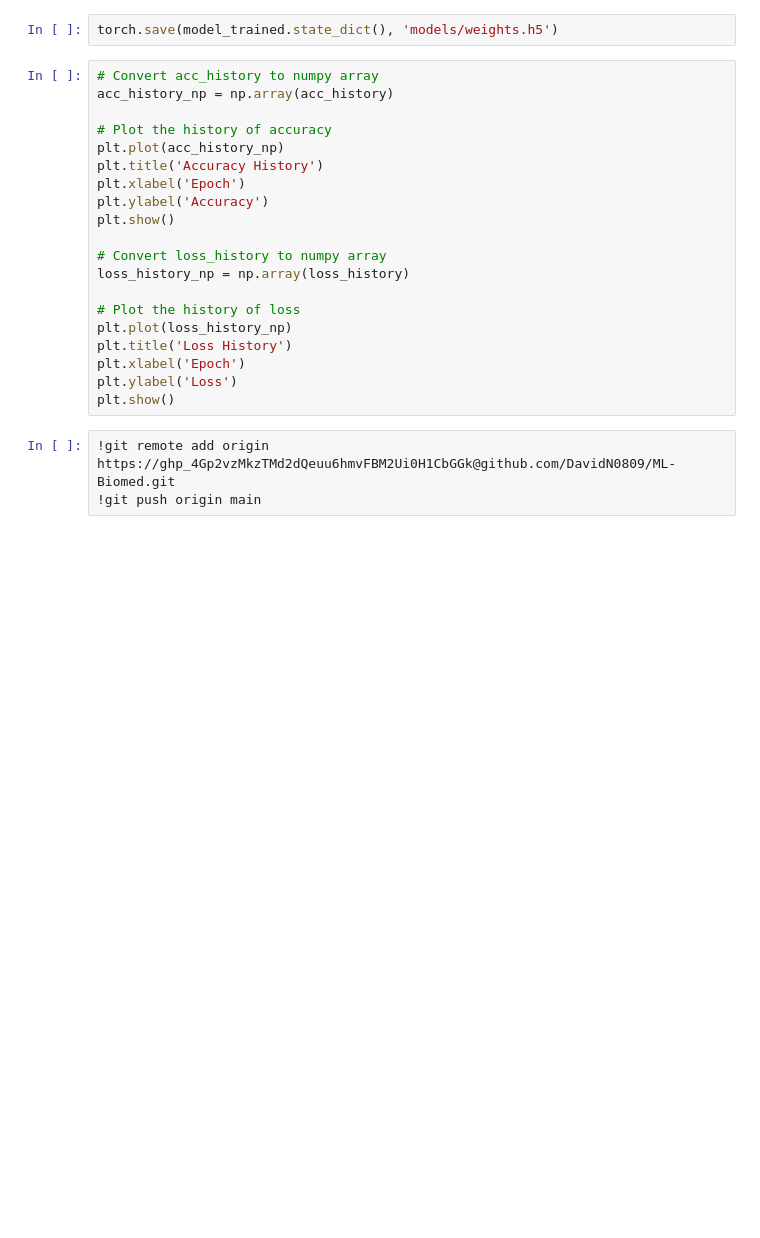
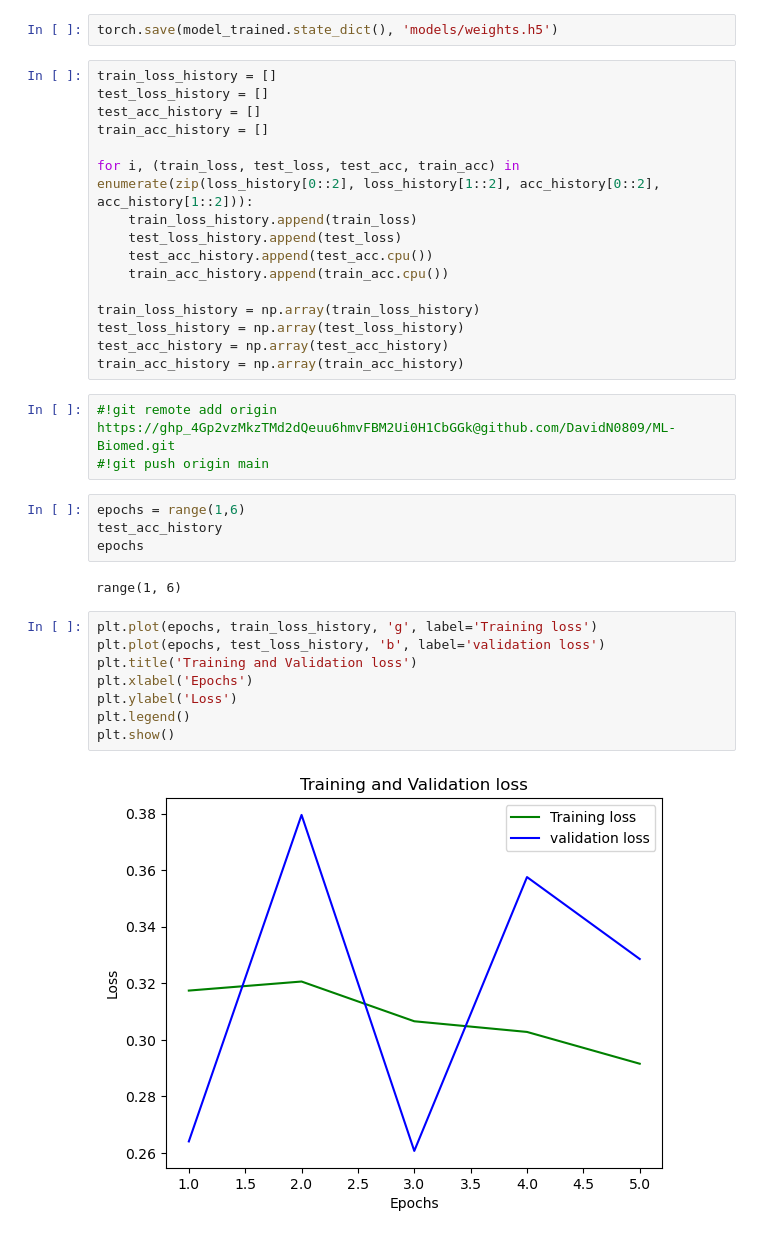
Before and after one commit to DavidN0809/ML-Biomed, a Jupyter notebook: hw1.ipynb, the cells around one changed output. Cells and saved outputs as stored; diff of their text form; blank space fills up the shorter version.

Commit message:
adding early stop and plots

```diff
--- a/hw1.ipynb
+++ b/hw1.ipynb
@@ -172,25 +218,37 @@ Epoch 1/3
 # %%
 torch.save(model_trained.state_dict(), 'models/weights.h5')
-# %%
-# Convert acc_history to numpy array
-acc_history_np = np.array(acc_history)
-
-# Plot the history of accuracy
-plt.plot(acc_history_np)
-plt.title('Accuracy History')
-plt.xlabel('Epoch')
-plt.ylabel('Accuracy')
-plt.show()
-
-# Convert loss_history to numpy array
-loss_history_np = np.array(loss_history)
-
-# Plot the history of loss
-plt.plot(loss_history_np)
-plt.title('Loss History')
-plt.xlabel('Epoch')
-plt.ylabel('Loss')
-plt.show()
+# %%
+train_loss_history = []
+test_loss_history = []
+test_acc_history = []
+train_acc_history = []
+
+for i, (train_loss, test_loss, test_acc, train_acc) in enumerate(zip(loss_history[0::2], loss_history[1::2], acc_history[0::2], acc_history[1::2])):
+    train_loss_history.append(train_loss)
+    test_loss_history.append(test_loss)
+    test_acc_history.append(test_acc.cpu())
+    train_acc_history.append(train_acc.cpu())
+
+train_loss_history = np.array(train_loss_history)
+test_loss_history = np.array(test_loss_history)
+test_acc_history = np.array(test_acc_history)
+train_acc_history = np.array(train_acc_history)
 # %%
-!git remote add origin https://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@github.com/DavidN0809/ML-Biomed.git
-!git push origin main
+#!git remote add origin https://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@github.com/DavidN0809/ML-Biomed.git
+#!git push origin main
+# %%
+epochs = range(1,6)
+test_acc_history
+epochs
+# %% [output]
+range(1, 6)
+# %%
+plt.plot(epochs, train_loss_history, 'g', label='Training loss')
+plt.plot(epochs, test_loss_history, 'b', label='validation loss')
+plt.title('Training and Validation loss')
+plt.xlabel('Epochs')
+plt.ylabel('Loss')
+plt.legend()
+plt.show()
+# %% [output]
+[figure, added]
```
Also changed, not shown: parts of 8 cells of this notebook, 2 other files.
